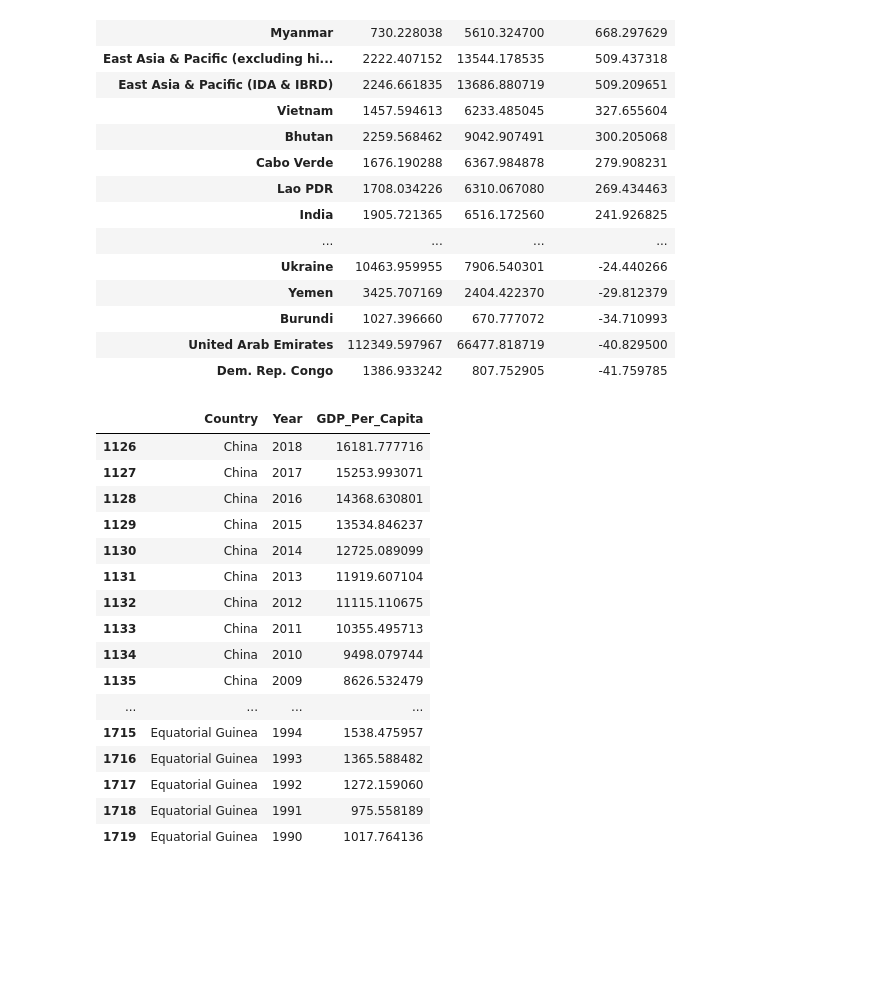
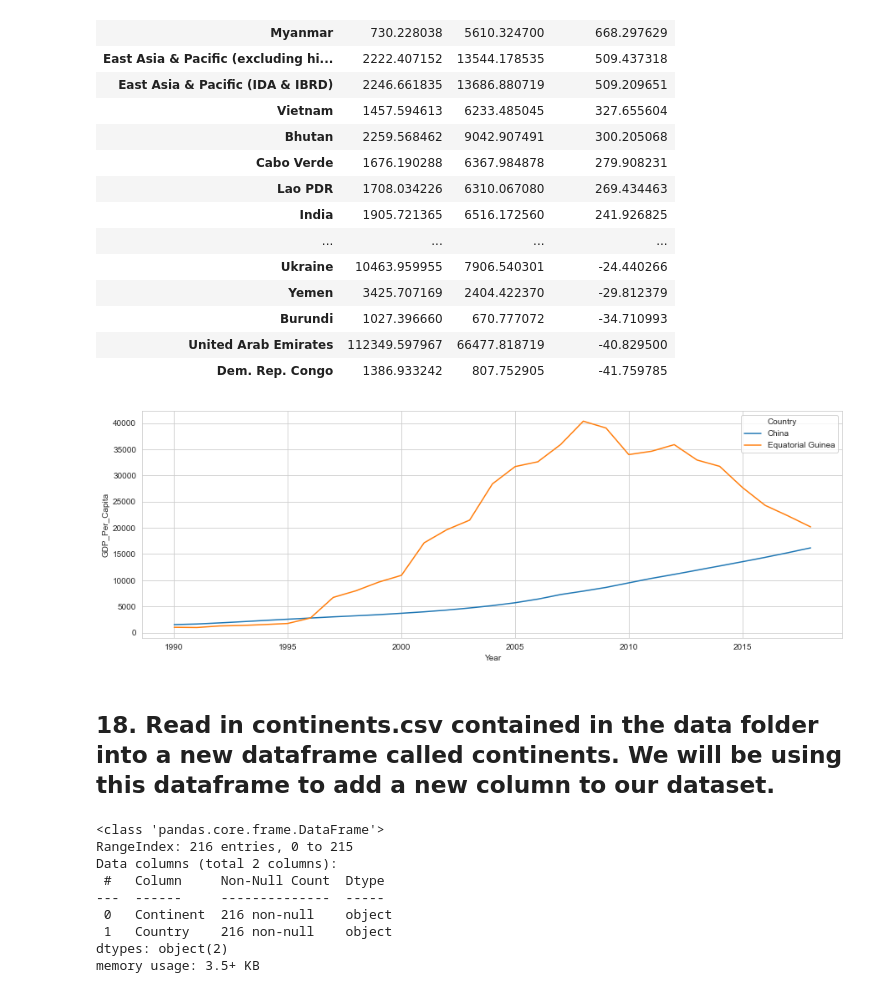
Before and after one commit to nss-data-science-cohort-4/dq1-undata-c-everest, a Jupyter notebook: notebooks/UN_Data_Exploration.ipynb, the cells around one changed output. Cells and saved outputs as stored; diff of their text form; code cells hidden in the pictures; blank space fills up the shorter version.

```diff
--- a/notebooks/UN_Data_Exploration.ipynb
+++ b/notebooks/UN_Data_Exploration.ipynb
@@ -419,22 +434,6 @@ gdp_pivoted.sort_values(by='Percent_Change', ascending=False)
 | United Arab Emirates | 112349.597967 | 66477.818719 | -40.829500 |
 | Dem. Rep. Congo | 1386.933242 | 807.752905 | -41.759785 |
 # %%
-gdp_df[(gdp_df['Country'] == 'Equatorial Guinea')|(gdp_df['Country'] == 'China')]
+china_eqguinea = gdp_df.copy()
+
+china_eqguinea = china_eqguinea[(china_eqguinea['Country'] == 'Equatorial Guinea')|(china_eqguinea['Country'] == 'China')]
-# %% [output]
-|  | Country | Year | GDP_Per_Capita |
-| 1126 | China | 2018 | 16181.777716 |
-| 1127 | China | 2017 | 15253.993071 |
-| 1128 | China | 2016 | 14368.630801 |
-| 1129 | China | 2015 | 13534.846237 |
-| 1130 | China | 2014 | 12725.089099 |
-| 1131 | China | 2013 | 11919.607104 |
-| 1132 | China | 2012 | 11115.110675 |
-| 1133 | China | 2011 | 10355.495713 |
-| 1134 | China | 2010 | 9498.079744 |
-| 1135 | China | 2009 | 8626.532479 |
-| ... | ... | ... | ... |
-| 1715 | Equatorial Guinea | 1994 | 1538.475957 |
-| 1716 | Equatorial Guinea | 1993 | 1365.588482 |
-| 1717 | Equatorial Guinea | 1992 | 1272.159060 |
-| 1718 | Equatorial Guinea | 1991 | 975.558189 |
-| 1719 | Equatorial Guinea | 1990 | 1017.764136 |
@@ -443,0 +440,6 @@ gdp_greatest_change = gdp_greatest_change[(gdp_greatest_change['Country'] == 'Eq
+# %%
+plt.figure(figsize=(15,5))
+sns.set_style("whitegrid")
+sns.lineplot(data= china_eqguinea, x = 'Year', y='GDP_Per_Capita', hue ='Country');
+# %% [output]
+[figure, added]
@@ -443,0 +450,15 @@ gdp_greatest_change = gdp_greatest_change[(gdp_greatest_change['Country'] == 'Eq
+# %% [markdown]
+## 18. Read in continents.csv contained in the data folder into a new dataframe called continents. We will be using this dataframe to add a new column to our dataset.
+# %%
+continents = pd.read_csv('../data/continents.csv')
+continents.info()
+# %% [output]
+<class 'pandas.core.frame.DataFrame'>
+RangeIndex: 216 entries, 0 to 215
+Data columns (total 2 columns):
+ #   Column     Non-Null Count  Dtype
+---  ------     --------------  -----
+ 0   Continent  216 non-null    object
+ 1   Country    216 non-null    object
+dtypes: object(2)
+memory usage: 3.5+ KB
```
Also changed, not shown: parts of 49 cells of this notebook.
